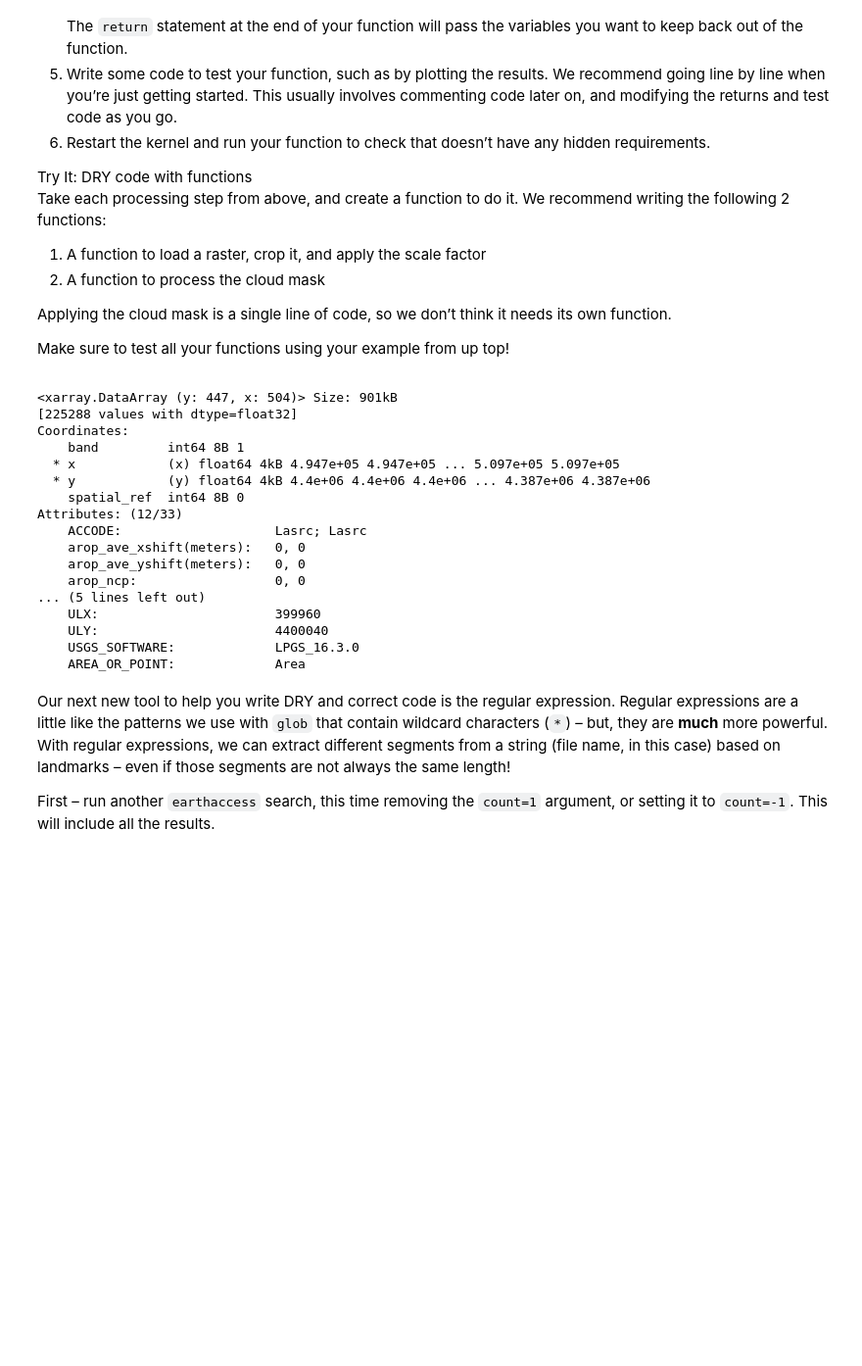
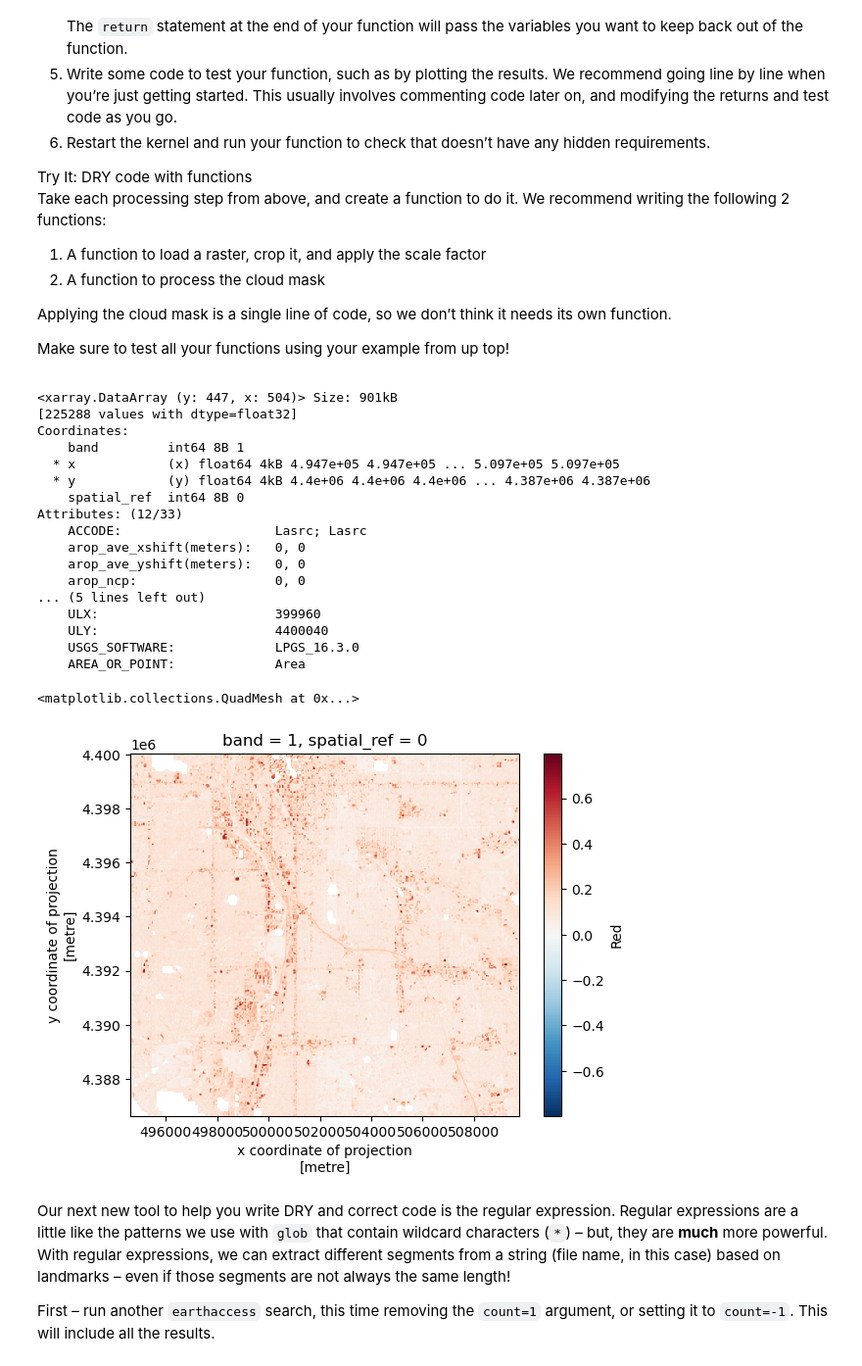
Before and after one commit to earthlab-education/fundamentals-04-redlining-hanried, a Jupyter notebook: notebooks/redlining-92-bulk-download.ipynb, the cells around one changed output. Shown: that part at 98% size. Cells and saved outputs as stored; diff of their text form; code cells hidden in the pictures; blank space fills up the shorter version.

```diff
--- a/notebooks/redlining-92-bulk-download.ipynb
+++ b/notebooks/redlining-92-bulk-download.ipynb
@@ -128,7 +128,6 @@ def process_image(uri, bounds_gdf):
       .to_crs(da.rio.crs)
       .total_bounds
     )
-    bounds
 
     # Crop
     cropped_da = da.rio.clip_box(*bounds)
@@ -157,24 +156,67 @@ Attributes: (12/33)
 # %%
 def process_cloud_mask(cloud_uri, bounds_gdf, bits_to_mask):
     """
     Load an 8-bit Fmask file and process to a boolean mask
 
     Parameters
     ----------
     uri: file-like or path-like
       Fmask file accessor downloaded or obtained from earthaccess
     bounds_gdf: gpd.GeoDataFrame
       Area of interest to crop to
     bits_to_mask: list of int
       The indices of the bits to mask if set
 
     Returns
     -------
     cloud_mask: np.array
       Cloud mask
     """
+    # Open fmask file
+    fmask_da = process_image(cloud_uri, bounds_gdf)
+
+    # Unpack the cloud mask bits
+    cloud_bits = (
+    np.unpackbits(
+        (
+            # Get the cloud mask as an array by just getting the values so the numpy function can work with it...
+            fmask_da.values
+            # ... of 8-bit integers
+            .astype('uint8')
+            # With an extra axis to unpack the bits into, kind of like we're adding a enw dimension, it will include our unpacked 8 bit fmask encoded number
+            [:, :, np.newaxis]
+        ),
+        # List the least significant bit first to match the user guide; least significant bit is usually last with how we normally write numbers,
+        # but because the fmask userguide has the least significant bit first, we need to flip it around. around 1 hr 15 mins in Elsa's video
+        bitorder='little',
+        # Expand the array in a new dimension
+        axis=-1)
+    )
+
+    cloud_mask = np.sum(
+        # Select bits: everything in x dimension, everything in y dimension, and only the bit layers we want (1, 2, 3, and 5)
+        cloud_bits[:,:,bits_to_mask],
+        # Sum along the bit axis
+        axis=-1
+    # Check if any of bits are true
+    ) == 0
 
     return cloud_mask
+
+#load in blue da with previous function to test
+blue_da = process_image(denver_files[1], denver_redlining_gdf)
+
+# found cloud_uri by going back to notebook 91, looking at denver_files, and seeing that the Fmask file was the last one, or -1 by indexing
+# found bits_to_mask from notebook 32's bits_to_mask in cell 6
+denver_cloud_mask = process_cloud_mask(
+    denver_files[-1],
+    denver_redlining_gdf,
+    [1, 2, 3, 5])
+
+blue_da.where(denver_cloud_mask).plot()
+# %% [output]
+<matplotlib.collections.QuadMesh at 0x...>
+[figure, added]
 # %% [markdown]
 Our next new tool to help you write DRY and correct code is the regular
 expression. Regular expressions are a little like the patterns we use
```
Also changed, not shown: parts of 9 cells of this notebook.
